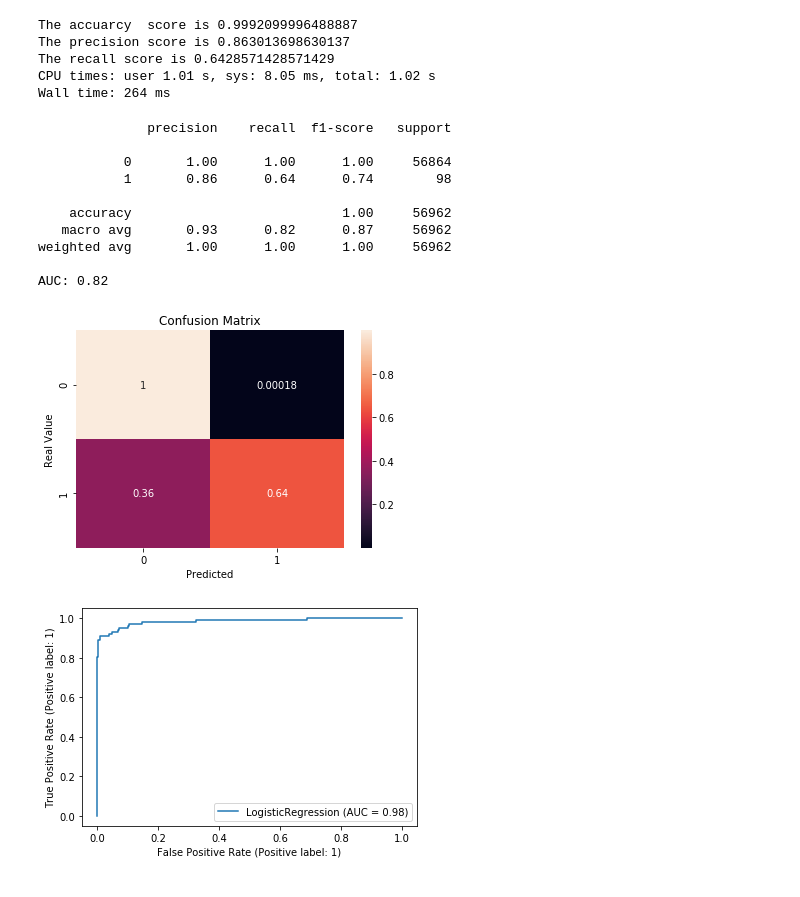
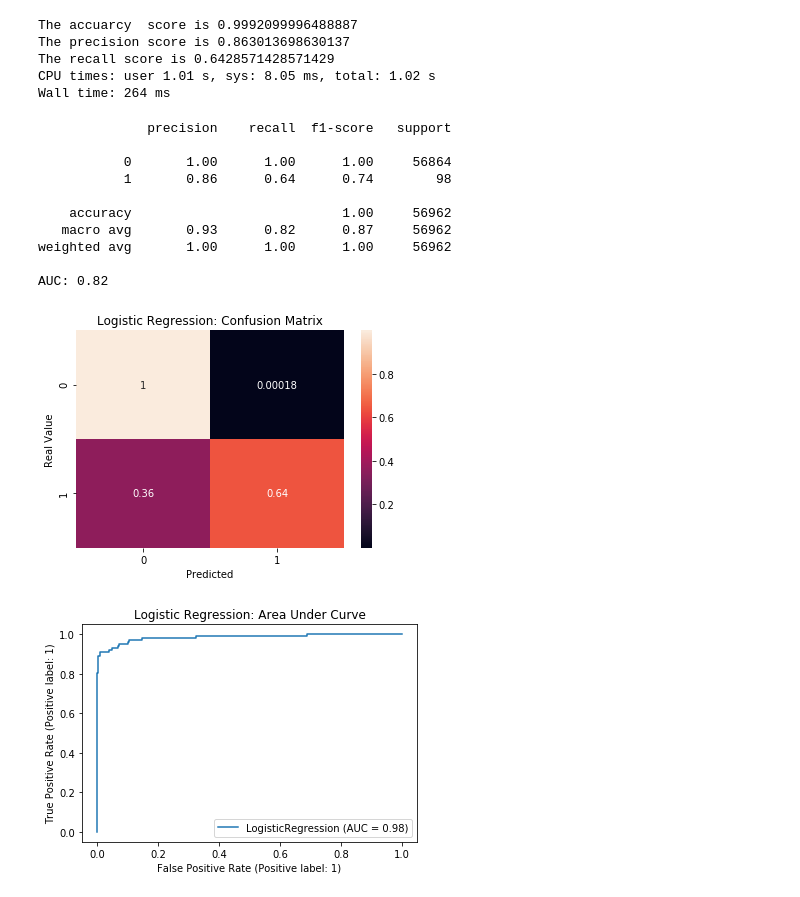
Before and after one commit to ipatel467/Credit-Card-Fraud-Detection, a Jupyter notebook: ML.ipynb, the cells around one changed output. Saved outputs shown, nothing was run; the diff lists cells and outputs as text; code cells hidden in the pictures.

```diff
--- a/ML.ipynb
+++ b/ML.ipynb
@@ -344,7 +347,7 @@ print("AUC: {:.2f}\n".format(roc_auc_score(y_test, y_pred_log)))
 fig, ax = plt.subplots()
 sns.heatmap(confusion_matrix(y_test, y_pred_log, normalize='true'), annot=True, ax=ax)
 
-ax.set_title("Confusion Matrix")
+ax.set_title("Logistic Regression: Confusion Matrix")
 ax.set_ylabel("Real Value")
 ax.set_xlabel("Predicted")
 
@@ -360,9 +363,10 @@ plt.show()
 weighted avg       1.00      1.00      1.00     56962
 
 AUC: 0.82
-[figure, old version]
+[figure, new version]
 # %%
 metrics.plot_roc_curve(model_log, X_test, y_test)
+plt.title("Logistic Regression: Area Under Curve")
 plt.show()
 # %% [output]
-[figure, old version]
+[figure, new version]
```
Also changed, not shown: parts of 7 cells of this notebook.
